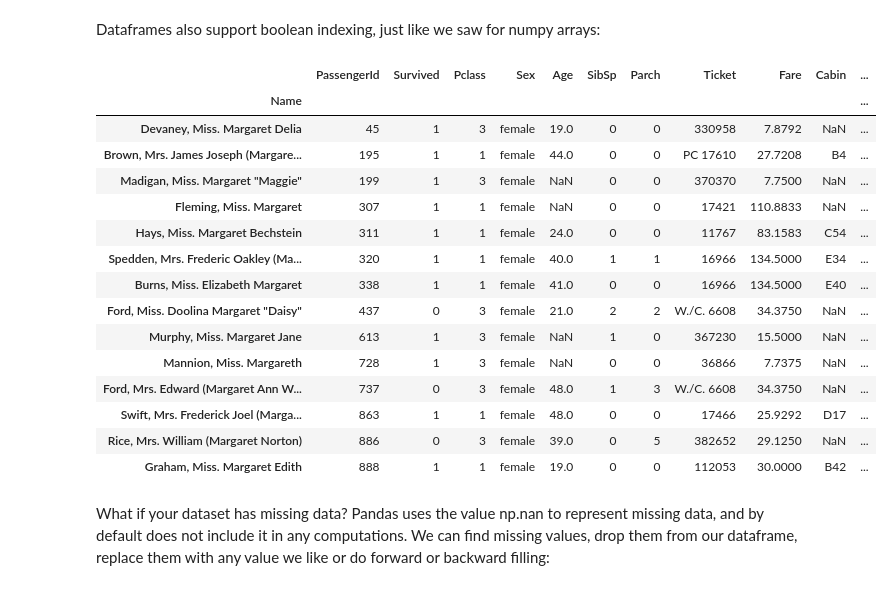
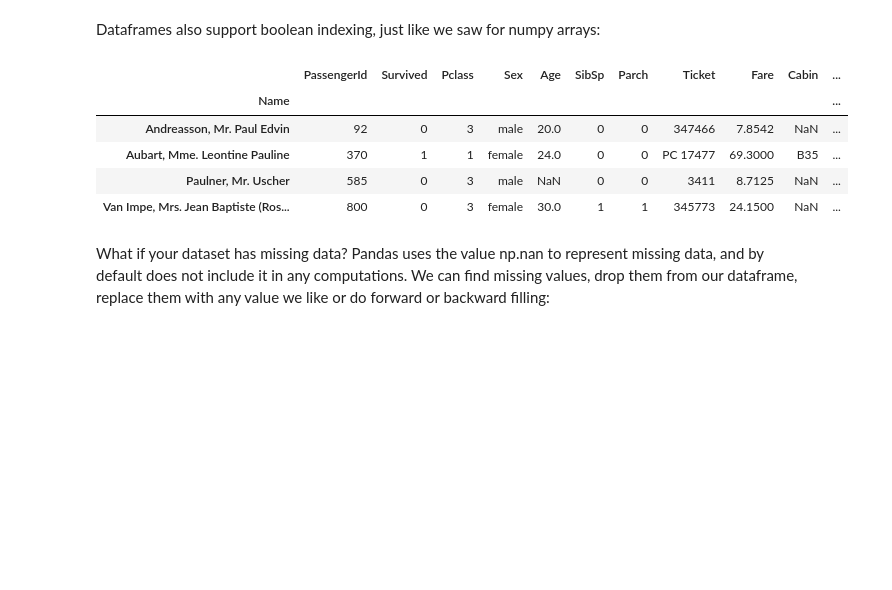
Before and after one commit to huiprobable/MATH473F23, a Jupyter notebook: Lectures/Lec03_pandas.ipynb, the cells around one changed output. Saved outputs shown, nothing was run; the diff lists cells and outputs as text; code cells hidden in the pictures; blank space fills up the shorter version.

```diff
--- a/Lectures/Lec03_pandas.ipynb
+++ b/Lectures/Lec03_pandas.ipynb
@@ -149,12 +166,13 @@ We saw above how to select a single column, but there are many ways of selecting
 # %%
-titanic.loc['Lam, Mr. Ali',"Age"]          # select single value by row and column
-titanic.loc[:'Lam, Mr. Ali',"Name":"Age"]  # slice the dataframe by row and column *names*
+titanic.loc['Lam, Mr. Ali']          # select single value by row and column
+titanic.loc[:'Lam, Mr. Ali',:"Age"]  # slice the dataframe by row and column *names*
 titanic.iloc[0:2,3:6]                      # same slice as above by row and column *numbers*
 
 titanic.at['Lam, Mr. Ali',"Age"] = 42      # set single value by row and column *name* (fast)
 titanic.at['Lam, Mr. Ali',"Age"]           # select single value by row and column *name* (fast)
-titanic.at['Lam, Mr. Ali',"Age"] = 42      # set single value by row and column *name* (fast)
-titanic.iat[0,5]                           # select same value by row and column *number* (fast)
+titanic.iat[0,5]  = 2                         # select same value by row and column *number* (fast)
+titanic.iat[0,5]
 
 titanic["foo"] = "bar"                     # set a whole column
+titanic
 # %% [output]
@@ -164,24 +195,15 @@ Dataframes also support boolean indexing, just like we saw for numpy arrays:
 # %%
 titanic[titanic["Age"] > 70]
 # ".str" creates a string object from a column
-titanic[titanic.index.str.contains("Margaret")]
+titanic[titanic.index.str.contains("Paul")]
+titanic[titanic.index.str.contains("Paul")]
 # %% [output]
 |  | PassengerId | Survived | Pclass | Sex | Age | SibSp | Parch | Ticket | Fare | Cabin | ... |
 | Name |  |  |  |  |  |  |  |  |  |  | ... |
-| Devaney, Miss. Margaret Delia | 45 | 1 | 3 | female | 19.0 | 0 | 0 | 330958 | 7.8792 | NaN | ... |
-| Brown, Mrs. James Joseph (Margare... | 195 | 1 | 1 | female | 44.0 | 0 | 0 | PC 17610 | 27.7208 | B4 | ... |
-| Madigan, Miss. Margaret "Maggie" | 199 | 1 | 3 | female | NaN | 0 | 0 | 370370 | 7.7500 | NaN | ... |
-| Fleming, Miss. Margaret | 307 | 1 | 1 | female | NaN | 0 | 0 | 17421 | 110.8833 | NaN | ... |
-| Hays, Miss. Margaret Bechstein | 311 | 1 | 1 | female | 24.0 | 0 | 0 | 11767 | 83.1583 | C54 | ... |
-| Spedden, Mrs. Frederic Oakley (Ma... | 320 | 1 | 1 | female | 40.0 | 1 | 1 | 16966 | 134.5000 | E34 | ... |
-| Burns, Miss. Elizabeth Margaret | 338 | 1 | 1 | female | 41.0 | 0 | 0 | 16966 | 134.5000 | E40 | ... |
-| Ford, Miss. Doolina Margaret "Daisy" | 437 | 0 | 3 | female | 21.0 | 2 | 2 | W./C. 6608 | 34.3750 | NaN | ... |
-| Murphy, Miss. Margaret Jane | 613 | 1 | 3 | female | NaN | 1 | 0 | 367230 | 15.5000 | NaN | ... |
-| Mannion, Miss. Margareth | 728 | 1 | 3 | female | NaN | 0 | 0 | 36866 | 7.7375 | NaN | ... |
-| Ford, Mrs. Edward (Margaret Ann W... | 737 | 0 | 3 | female | 48.0 | 1 | 3 | W./C. 6608 | 34.3750 | NaN | ... |
-| Swift, Mrs. Frederick Joel (Marga... | 863 | 1 | 1 | female | 48.0 | 0 | 0 | 17466 | 25.9292 | D17 | ... |
-| Rice, Mrs. William (Margaret Norton) | 886 | 0 | 3 | female | 39.0 | 0 | 5 | 382652 | 29.1250 | NaN | ... |
-| Graham, Miss. Margaret Edith | 888 | 1 | 1 | female | 19.0 | 0 | 0 | 112053 | 30.0000 | B42 | ... |
+| Andreasson, Mr. Paul Edvin | 92 | 0 | 3 | male | 20.0 | 0 | 0 | 347466 | 7.8542 | NaN | ... |
+| Aubart, Mme. Leontine Pauline | 370 | 1 | 1 | female | 24.0 | 0 | 0 | PC 17477 | 69.3000 | B35 | ... |
+| Paulner, Mr. Uscher | 585 | 0 | 3 | male | NaN | 0 | 0 | 3411 | 8.7125 | NaN | ... |
+| Van Impe, Mrs. Jean Baptiste (Ros... | 800 | 0 | 3 | female | 30.0 | 1 | 1 | 345773 | 24.1500 | NaN | ... |
 # %% [markdown]
 What if your dataset has missing data? Pandas uses the value np.nan to represent missing data, and by default does not include it in any computations. We can find missing values, drop them from our dataframe, replace them with any value we like or do forward or backward filling:
 # %%
```
Also changed, not shown: parts of 8 cells of this notebook.
